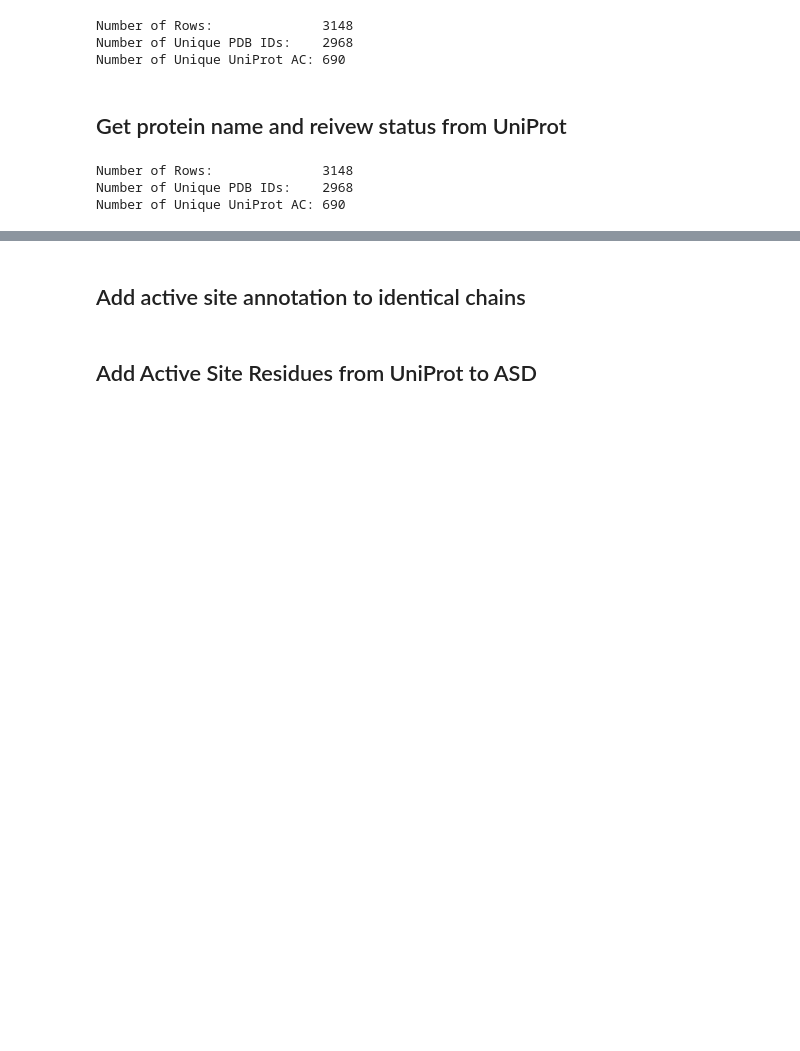
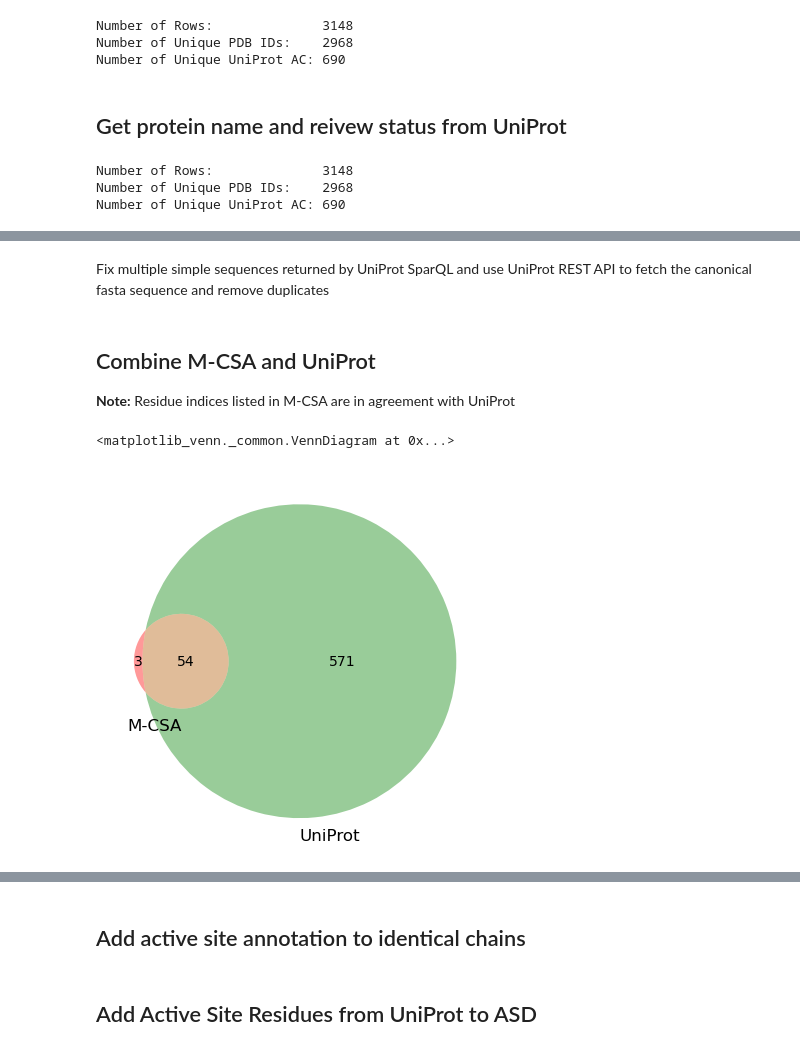
Before and after one commit to littlelittlemonster/allobench, a Jupyter notebook: AlloBench.ipynb, the cells around one changed output, grey strips where cells are left out. Saved outputs shown, nothing was run; the diff lists cells and outputs as text; code cells hidden in the pictures; blank space fills up the shorter version.

```diff
--- a/AlloBench.ipynb
+++ b/AlloBench.ipynb
@@ -484,0 +535,8 @@ Number of Unique UniProt AC: 690
+# %%
+# Make the UniProt and PDB IDs uppercase to facilitate merging on these later
+df_csa['uniprot_id'] = df_csa['uniprot_id'].str.upper()
+df_csa['pdb_id'] = df_csa['pdb_id'].str.upper()
+
+# Replace the assembly_chain_name with chain_name if there are odd chain_name in assembly_chain_name column
+df_csa.loc[df_csa['assembly_chain_name'].str.len() > 1, 'assembly_chain_name'] = df_csa['chain_name']
+print('Number of UniProt IDs in M-CSA:', df_csa['uniprot_id'].nunique())
@@ -484,0 +585,6 @@ Number of Unique UniProt AC: 690
+# %%
+csa_pdb_chains = set(df_csa['pdb_id'] + '.' + df_csa['assembly_chain_name'])
+df_csa_pdb = uniprot_from_pdb_chains(csa_pdb_chains)
+df_csa_pdb = df_csa_pdb.rename(columns={'chain': 'assembly_chain_name', 'uniprot_id': 'pdb_uniprot_id'})
+df_csa_merged = df_csa.merge(df_csa_pdb, how='left', on=['pdb_id', 'assembly_chain_name'])
+df_csa_merged.loc[(df_csa_merged['uniprot_id'] != df_csa_merged['pdb_uniprot_id']) & ~df_csa_merged['pdb_uniprot_id'].isna(), 'uniprot_id'] = df_csa_merged['pdb_uniprot_id']
@@ -484,0 +626,2 @@ Number of Unique UniProt AC: 690
+# %%
+df_csa_in_asd = df_csa_merged[df_csa_merged['pdb_uniprot_id'].isin(df_asd_enriched['UniProt ID'])].copy()
@@ -484,0 +630,12 @@ Number of Unique UniProt AC: 690
+# %%
+df_csa_in_asd['catalytic_site'] = (df_csa_in_asd['assembly_chain_name'] + '-'
+                                   + df_csa_in_asd['res_seq_resid'].astype(str)
+                                   + '-' + df_csa_in_asd['res_seq_code']
+                                   )
+
+df_csa_in_asd['catalytic_site_resids'] = (
+    df_csa_in_asd['res_seq_resid'])
+
+df_csa_in_asd_grouped = df_csa_in_asd[
+    ['pdb_uniprot_id', 'catalytic_site', 'catalytic_site_resids']
+].groupby(['pdb_uniprot_id']).agg(set).reset_index()
@@ -709,0 +896,16 @@ df_uniprot_active_sites
+# %% [markdown]
+Fix multiple simple sequences returned by UniProt SparQL and use UniProt REST API to fetch the canonical fasta sequence and remove duplicates
+# %% [markdown]
+## Combine M-CSA and UniProt
+
+**Note:** Residue indices listed in M-CSA are in agreement with UniProt
+# %%
+import matplotlib_venn
+
+matplotlib_venn.venn2([set(df_csa_in_asd_grouped['pdb_uniprot_id']),
+                       set(df_uniprot_site_annotations['uniprot_id'])],
+                      ['M-CSA', 'UniProt']
+                     )
+# %% [output]
+<matplotlib_venn._common.VennDiagram at 0x...>
+[figure, added]
```
Also changed, not shown: parts of 40 cells of this notebook.
